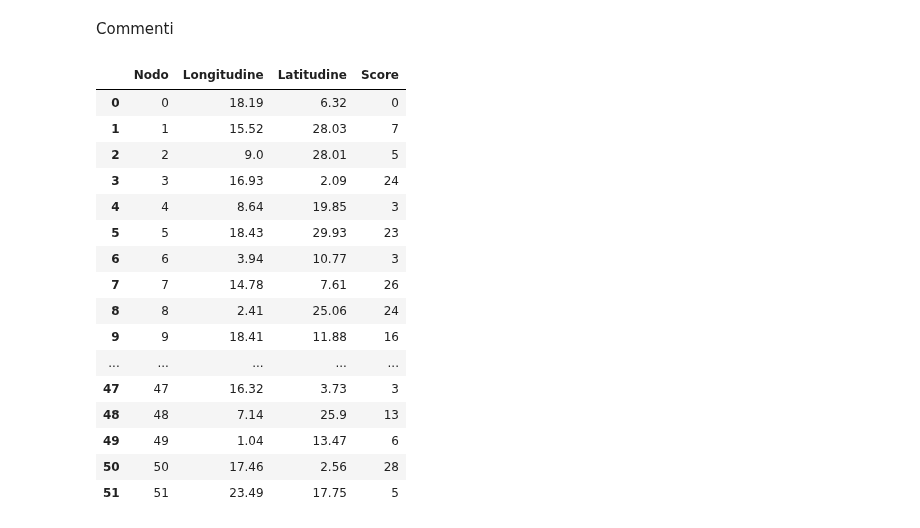
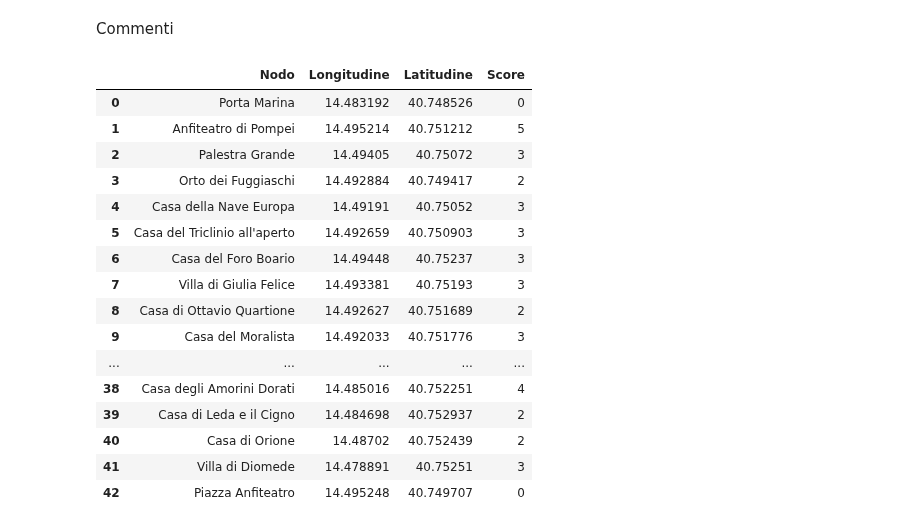
Before and after one commit to giuseppericcio/Pompei-Ruins-Orienteering-Problem, a Jupyter notebook: Genetic Algorithm for TOP in Pompei Ruins.ipynb, the cells around one changed output. Cells and saved outputs as stored; diff of their text form; code cells hidden in the pictures.

```diff
--- a/Genetic Algorithm for TOP in Pompei Ruins.ipynb
+++ b/Genetic Algorithm for TOP in Pompei Ruins.ipynb
@@ -5,53 +5,55 @@ Commenti
 # %%
 import pandas as pd
 import numpy as np
 
 
-Tmax=20
+DMAX=0.03
 population=100
 max_number_of_generation=10
-K=2
+K=4
 tsize=4
 
-namefile = 'Bench52'
+namefile = 'Scavi_Archeologici_Pompei_Marina_Anfiteatro'
 
 node_list = []
 with open('./IstanzeBenchmark/' + namefile + '.txt') as file:
 
-    if namefile == 'Scavi di Pompei-Siti archeologici':
+    if (namefile == "Scavi_Archeologici_Pompei_Anfiteatro_Misteri" or
+        namefile == "Scavi_Archeologici_Pompei_Marina_Misteri" or
+        namefile == "Scavi_Archeologici_Pompei_Marina_Anfiteatro"):
         zoom=16
         for i, line in enumerate(file):
             node = line.split(',')
             node_list.append([str(node[0]),float(node[1]),float(node[2]),int(node[3])])
 
     else:
         zoom=5
         for i, line in enumerate(file):
             node = line.split(',')
             node_list.append([str(i),float(node[0]),float(node[1]),int(node[2])])
 
 node_info = np.asarray(node_list,dtype=object)
 node = pd.DataFrame(data=node_info,columns=['Nodo','Longitudine','Latitudine','Score'])
 
 node
 # %% [output]
 |  | Nodo | Longitudine | Latitudine | Score |
-| 0 | 0 | 18.19 | 6.32 | 0 |
-| 1 | 1 | 15.52 | 28.03 | 7 |
-| 2 | 2 | 9.0 | 28.01 | 5 |
-| 3 | 3 | 16.93 | 2.09 | 24 |
-| 4 | 4 | 8.64 | 19.85 | 3 |
-| 5 | 5 | 18.43 | 29.93 | 23 |
-| 6 | 6 | 3.94 | 10.77 | 3 |
-| 7 | 7 | 14.78 | 7.61 | 26 |
-| 8 | 8 | 2.41 | 25.06 | 24 |
-| 9 | 9 | 18.41 | 11.88 | 16 |
+| 0 | Porta Marina | 14.483192 | 40.748526 | 0 |
+| 1 | Anfiteatro di Pompei | 14.495214 | 40.751212 | 5 |
+| 2 | Palestra Grande | 14.49405 | 40.75072 | 3 |
+| 3 | Orto dei Fuggiaschi | 14.492884 | 40.749417 | 2 |
+| 4 | Casa della Nave Europa | 14.49191 | 40.75052 | 3 |
+| 5 | Casa del Triclinio all'aperto | 14.492659 | 40.750903 | 3 |
+| 6 | Casa del Foro Boario | 14.49448 | 40.75237 | 3 |
+| 7 | Villa di Giulia Felice | 14.493381 | 40.75193 | 3 |
+| 8 | Casa di Ottavio Quartione | 14.492627 | 40.751689 | 2 |
+| 9 | Casa del Moralista | 14.492033 | 40.751776 | 3 |
 | ... | ... | ... | ... | ... |
-| 47 | 47 | 16.32 | 3.73 | 3 |
-| 48 | 48 | 7.14 | 25.9 | 13 |
-| 49 | 49 | 1.04 | 13.47 | 6 |
-| 50 | 50 | 17.46 | 2.56 | 28 |
-| 51 | 51 | 23.49 | 17.75 | 5 |
+| 38 | Casa degli Amorini Dorati | 14.485016 | 40.752251 | 4 |
+| 39 | Casa di Leda e il Cigno | 14.484698 | 40.752937 | 2 |
+| 40 | Casa di Orione | 14.48702 | 40.752439 | 2 |
+| 41 | Villa di Diomede | 14.478891 | 40.75251 | 3 |
+| 42 | Piazza Anfiteatro | 14.495248 | 40.749707 | 0 |
 # %%
 import random
 
```
Also changed, not shown: parts of 4 cells of this notebook, 5 other files.
